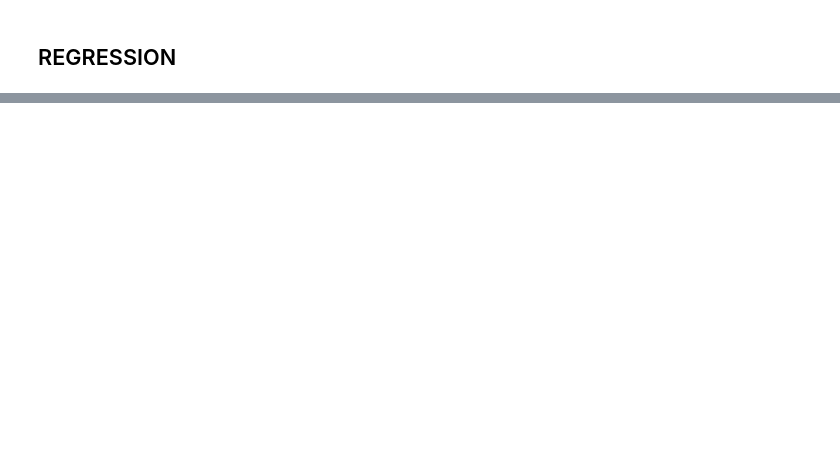
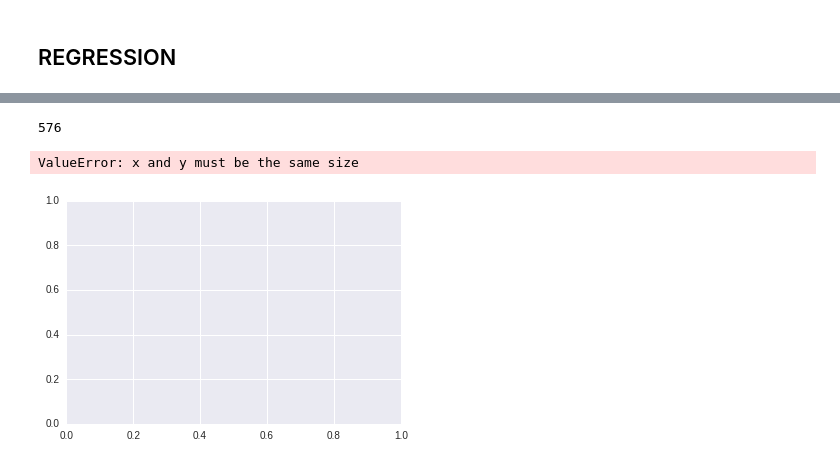
Before and after one commit to ckyko/CSC59970Project, a Jupyter notebook: NYC_high_school_Q2.ipynb, the cells around one changed output, grey strips where cells are left out. Cells and saved outputs as stored; diff of their text form; code cells hidden in the pictures; blank space fills up the shorter version.

```diff
--- a/NYC_high_school_Q2.ipynb
+++ b/NYC_high_school_Q2.ipynb
@@ -275,0 +339,3 @@ feature_cols = ['Percentage of Grads', 'DBN', 'SAT Writing Avg. Score',
+# %%
+from sklearn.cross_validation import train_test_split
+X_train, X_test, y_train, y_test = train_test_split(data_feature, data_target, random_state=1)
@@ -275,0 +352,6 @@ feature_cols = ['Percentage of Grads', 'DBN', 'SAT Writing Avg. Score',
+# %%
+# instantiate
+linreg = LinearRegression()
+
+# fit the model to the training data (learn the coefficients)
+linreg.fit(X_train, y_train)
@@ -275,0 +369,3 @@ feature_cols = ['Percentage of Grads', 'DBN', 'SAT Writing Avg. Score',
+# %%
+predict_sat = linreg.predict(X_test)
+predict_sat
@@ -275,0 +410,15 @@ feature_cols = ['Percentage of Grads', 'DBN', 'SAT Writing Avg. Score',
+# %%
+len(predict_sat)
+# %% [output]
+576
+# %%
+predict_x = [i for i in range(576)]
+# %%
+fig = plt.figure()
+ax = fig.add_subplot(111)
+ax.scatter(predict_x,predict_sat,c='r',label='predict')
+ax.scatter(predict_x,y_test,c='b',label='real')
+ax.legend()
+# %% [output]
+ValueError: x and y must be the same size
+[figure, added]
```
Also changed, not shown: parts of 22 cells of this notebook.
